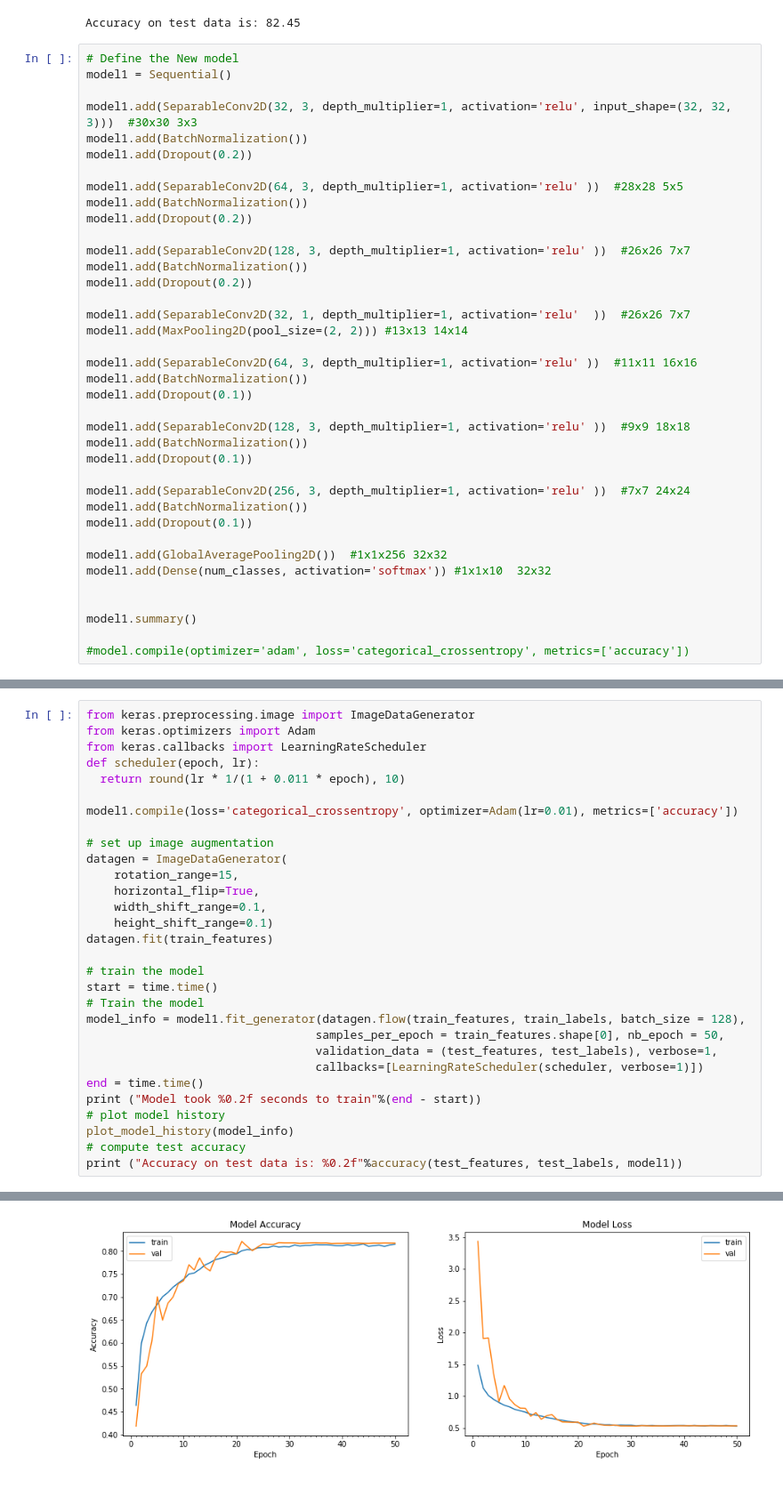
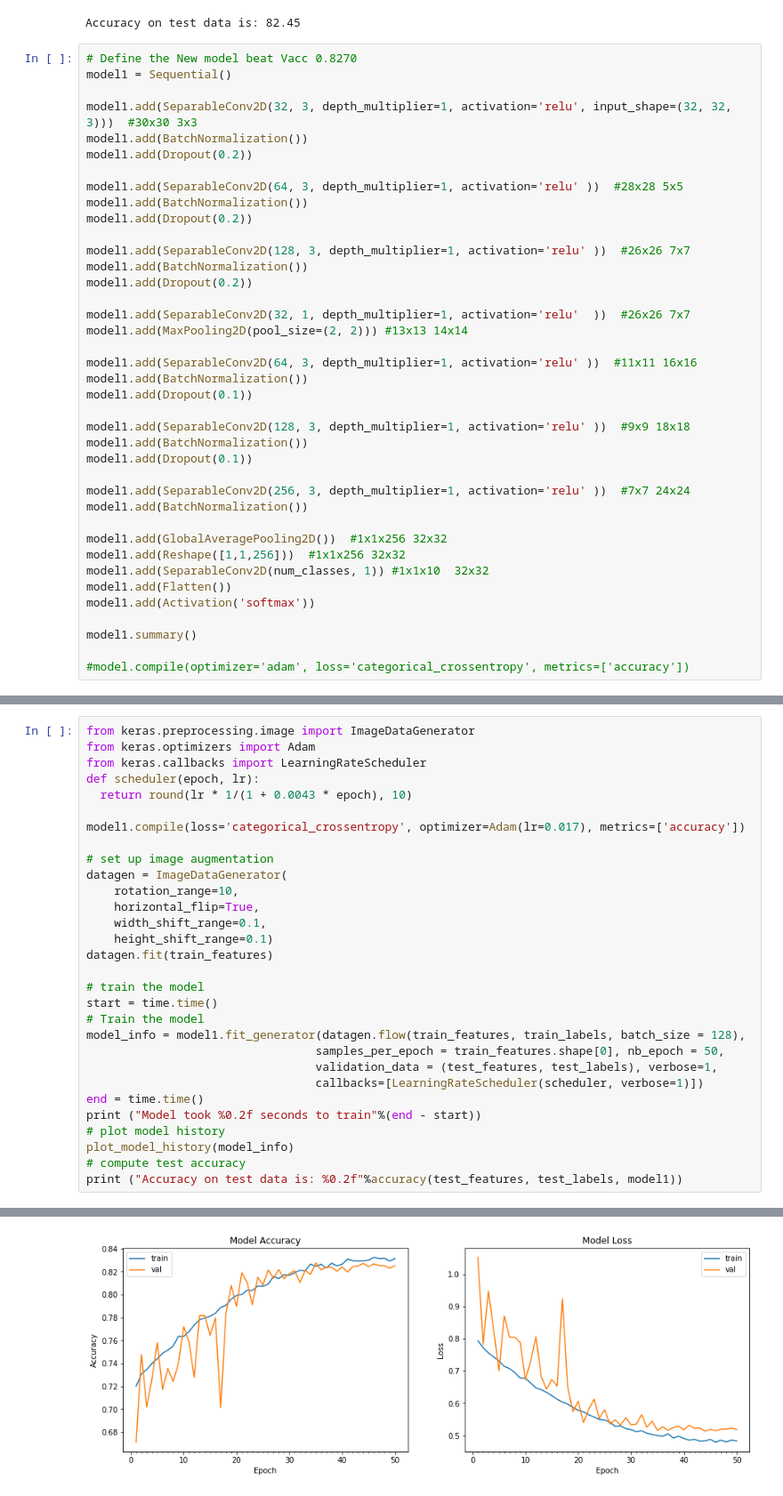
Before and after one commit to bikash-bhoi/EIP4, a Jupyter notebook: Session3 Assignment/Assignment_6.ipynb, the cells around one changed output, grey strips where cells are left out. Shown at 89% size. Drawn from its saved outputs; the diff is of its cells as text.

```diff
--- a/Session3 Assignment/Assignment_6.ipynb
+++ b/Session3 Assignment/Assignment_6.ipynb
@@ -185,7 +178,7 @@ Model took 1020.88 seconds to train
 [figure]
 Accuracy on test data is: 82.45
 # %%
-# Define the New model
+# Define the New model beat Vacc 0.8270
 model1 = Sequential()
 
 model1.add(SeparableConv2D(32, 3, depth_multiplier=1, activation='relu', input_shape=(32, 32, 3)))  #30x30 3x3
@@ -213,11 +206,12 @@ model1.add(Dropout(0.1))
 
 model1.add(SeparableConv2D(256, 3, depth_multiplier=1, activation='relu' ))  #7x7 24x24
 model1.add(BatchNormalization())
-model1.add(Dropout(0.1))
 
 model1.add(GlobalAveragePooling2D())  #1x1x256 32x32
-model1.add(Dense(num_classes, activation='softmax')) #1x1x10  32x32
-
+model1.add(Reshape([1,1,256]))  #1x1x256 32x32
+model1.add(SeparableConv2D(num_classes, 1)) #1x1x10  32x32
+model1.add(Flatten())
+model1.add(Activation('softmax'))
 
 model1.summary()
 
@@ -245,13 +239,13 @@ from keras.preprocessing.image import ImageDataGenerator
 from keras.optimizers import Adam
 from keras.callbacks import LearningRateScheduler
 def scheduler(epoch, lr):
-  return round(lr * 1/(1 + 0.011 * epoch), 10)
+  return round(lr * 1/(1 + 0.0043 * epoch), 10)
 
-model1.compile(loss='categorical_crossentropy', optimizer=Adam(lr=0.01), metrics=['accuracy'])
+model1.compile(loss='categorical_crossentropy', optimizer=Adam(lr=0.017), metrics=['accuracy'])
 
 # set up image augmentation
 datagen = ImageDataGenerator(
-    rotation_range=15,
+    rotation_range=10,
     horizontal_flip=True,
     width_shift_range=0.1,
     height_shift_range=0.1)
@@ -291 +285 @@ Model took 2404.61 seconds to train
-[figure, old version]
+[figure, new version]
```
Also changed, not shown: parts of 5 cells of this notebook.
